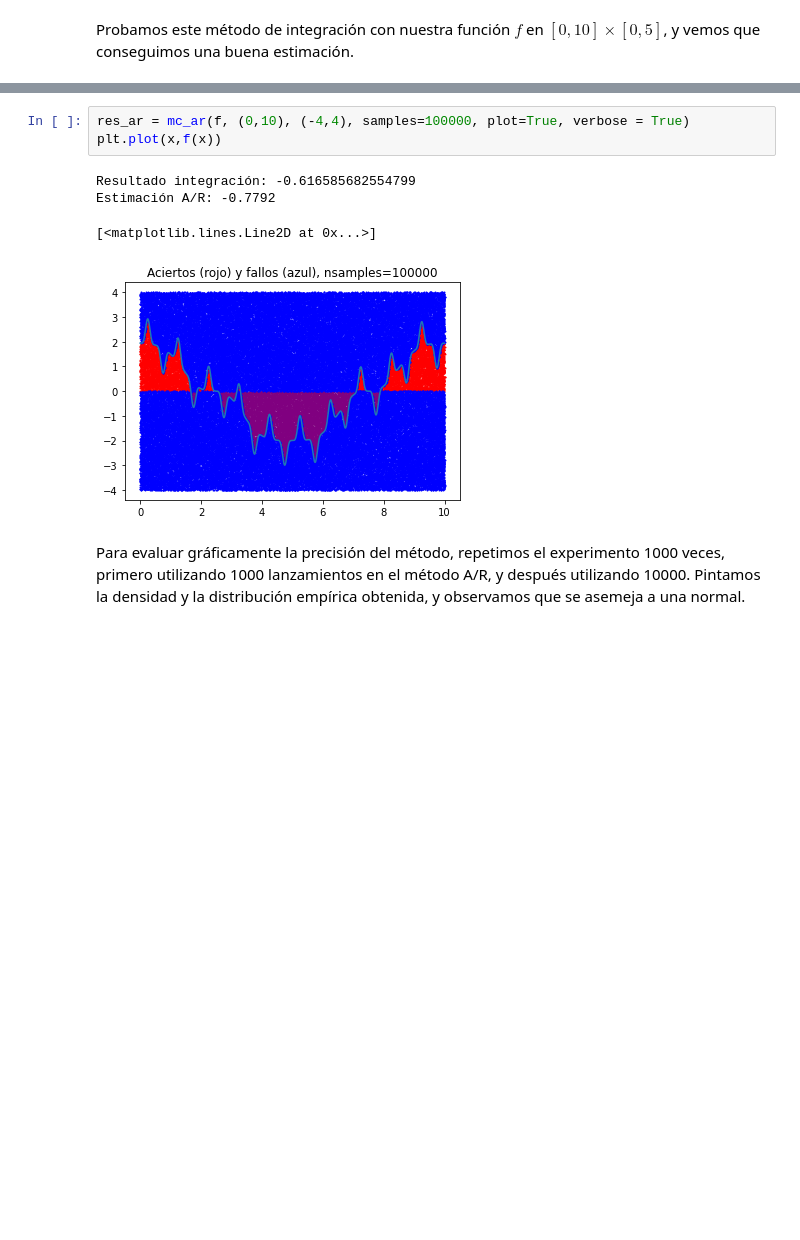
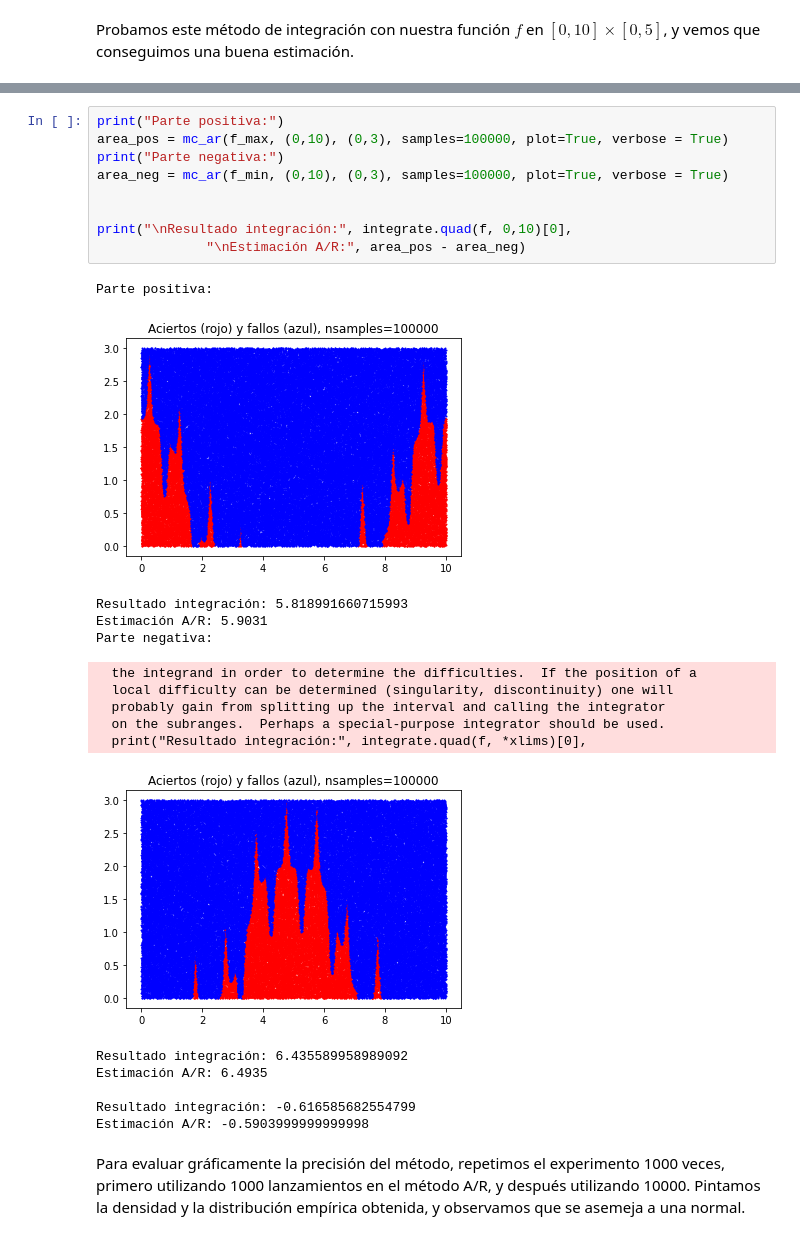
Before and after one commit to Ludvins/Practicas_CN, a Jupyter notebook: Ejercicios MonteCarlo.ipynb, the cells around one changed output, grey strips where cells are left out. Saved outputs shown, nothing was run; the diff lists cells and outputs as text; blank space fills up the shorter version.

```diff
--- a/Ejercicios MonteCarlo.ipynb
+++ b/Ejercicios MonteCarlo.ipynb
@@ -70,11 +76,29 @@ plot_f(f,x)
-# %%
-res_ar = mc_ar(f, (0,10), (-4,4), samples=100000, plot=True, verbose = True)
-plt.plot(x,f(x))
-# %% [output]
-Resultado integración: -0.616585682554799
-Estimación A/R: -0.7792
-[<matplotlib.lines.Line2D at 0x...>]
-[figure, removed]
+# %%
+print("Parte positiva:")
+area_pos = mc_ar(f_max, (0,10), (0,3), samples=100000, plot=True, verbose = True)
+print("Parte negativa:")
+area_neg = mc_ar(f_min, (0,10), (0,3), samples=100000, plot=True, verbose = True)
+
+
+print("\nResultado integración:", integrate.quad(f, 0,10)[0],
+              "\nEstimación A/R:", area_pos - area_neg)
+# %% [output]
+Parte positiva:
+[figure, added]
+Resultado integración: 5.818991660715993
+Estimación A/R: 5.9031
+Parte negativa:
+  the integrand in order to determine the difficulties.  If the position of a
+  local difficulty can be determined (singularity, discontinuity) one will
+  probably gain from splitting up the interval and calling the integrator
+  on the subranges.  Perhaps a special-purpose integrator should be used.
+  print("Resultado integración:", integrate.quad(f, *xlims)[0],
+[figure, added]
+Resultado integración: 6.435589958989092
+Estimación A/R: 6.4935
+
+Resultado integración: -0.616585682554799
+Estimación A/R: -0.5903999999999998
 # %% [markdown]
 Para evaluar gráficamente la precisión del método, repetimos el experimento 1000 veces, primero utilizando 1000 lanzamientos en el método A/R, y después utilizando 10000. Pintamos la densidad y la distribución empírica obtenida, y observamos que se asemeja a una normal.
 # %%
```
Also changed, not shown: parts of 13 cells of this notebook.
